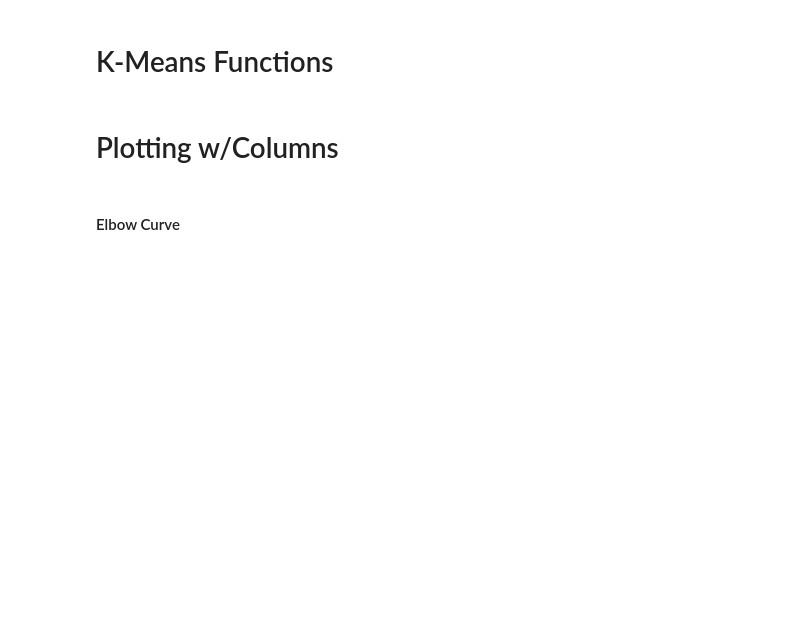
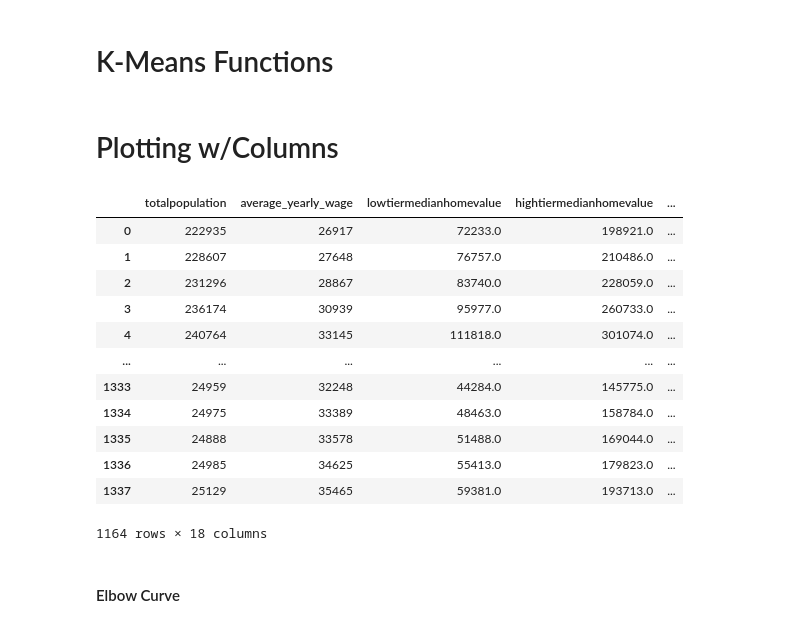
Before and after one commit to Hojo0210/finalProject, a Jupyter notebook: MLtest/MLmodels.ipynb, the cells around one changed output. Saved outputs shown, nothing was run; the diff lists cells and outputs as text; code cells hidden in the pictures; blank space fills up the shorter version.

```diff
--- a/MLtest/MLmodels.ipynb
+++ b/MLtest/MLmodels.ipynb
@@ -165,6 +200,21 @@ def get_clusters(k, data):
 # %%
 # Use new instance for plotting
 Mcol_df= M_df
+Mcol_df
+# %% [output]
+|  | totalpopulation | average_yearly_wage | lowtiermedianhomevalue | hightiermedianhomevalue | ... |
+| 0 | 222935 | 26917 | 72233.0 | 198921.0 | ... |
+| 1 | 228607 | 27648 | 76757.0 | 210486.0 | ... |
+| 2 | 231296 | 28867 | 83740.0 | 228059.0 | ... |
+| 3 | 236174 | 30939 | 95977.0 | 260733.0 | ... |
+| 4 | 240764 | 33145 | 111818.0 | 301074.0 | ... |
+| ... | ... | ... | ... | ... | ... |
+| 1333 | 24959 | 32248 | 44284.0 | 145775.0 | ... |
+| 1334 | 24975 | 33389 | 48463.0 | 158784.0 | ... |
+| 1335 | 24888 | 33578 | 51488.0 | 169044.0 | ... |
+| 1336 | 24985 | 34625 | 55413.0 | 179823.0 | ... |
+| 1337 | 25129 | 35465 | 59381.0 | 193713.0 | ... |
+1164 rows × 18 columns
 # %% [markdown]
 #### Elbow Curve
 # %%
```
Also changed, not shown: parts of 10 cells of this notebook, 1 other file.
